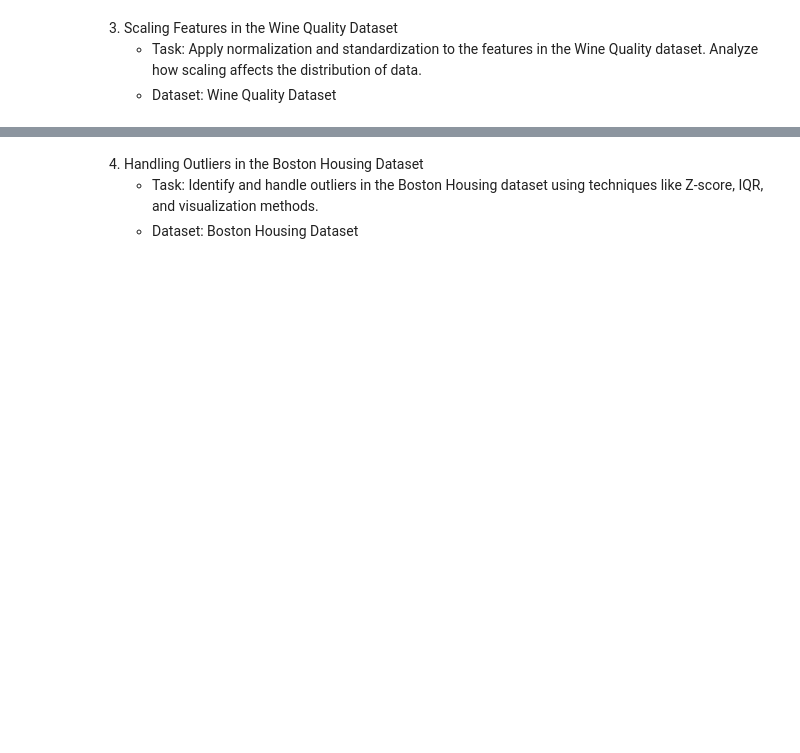
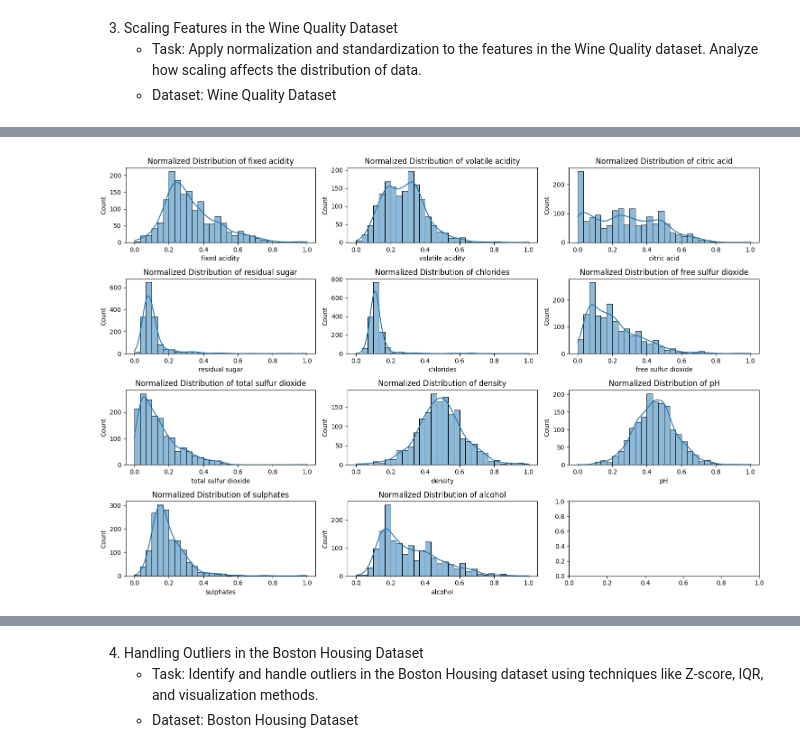
Before and after one commit to Ahmed-Islam-AI/100DaysOfBytewise, a Jupyter notebook: Solutions/Task 10 Solution/Data_Preprocessing_Task_10.ipynb, the cells around one changed output, grey strips where cells are left out. Drawn from its saved outputs; the diff is of its cells as text; code cells hidden in the pictures; blank space fills up the shorter version.

```diff
--- a/Solutions/Task 10 Solution/Data_Preprocessing_Task_10.ipynb
+++ b/Solutions/Task 10 Solution/Data_Preprocessing_Task_10.ipynb
@@ -257,0 +317,18 @@ Shape of Label Encoded data:  (1728, 7)
+# %%
+# Normalization
+scaler = MinMaxScaler()
+wine_quality_normalized = wine_quality.copy()
+wine_quality_normalized[wine_quality.columns[:-1]] = scaler.fit_transform(wine_quality[wine_quality.columns[:-1]]) #excluding quality column
+# %%
+# Plot the distribution of each normalized feature
+fig, axes = plt.subplots(nrows=4, ncols=3, figsize=(15, 10))
+axes = axes.flatten()
+
+for i, col in enumerate(wine_quality.columns[:-1]):  # Exclude the 'quality' column
+    sns.histplot(wine_quality_normalized[col], bins=30, ax=axes[i], kde=True)
+    axes[i].set_title(f'Normalized Distribution of {col}')
+
+plt.tight_layout()
+plt.show()
+# %% [output]
+[figure, added]
```
Also changed, not shown: parts of 26 cells of this notebook.
